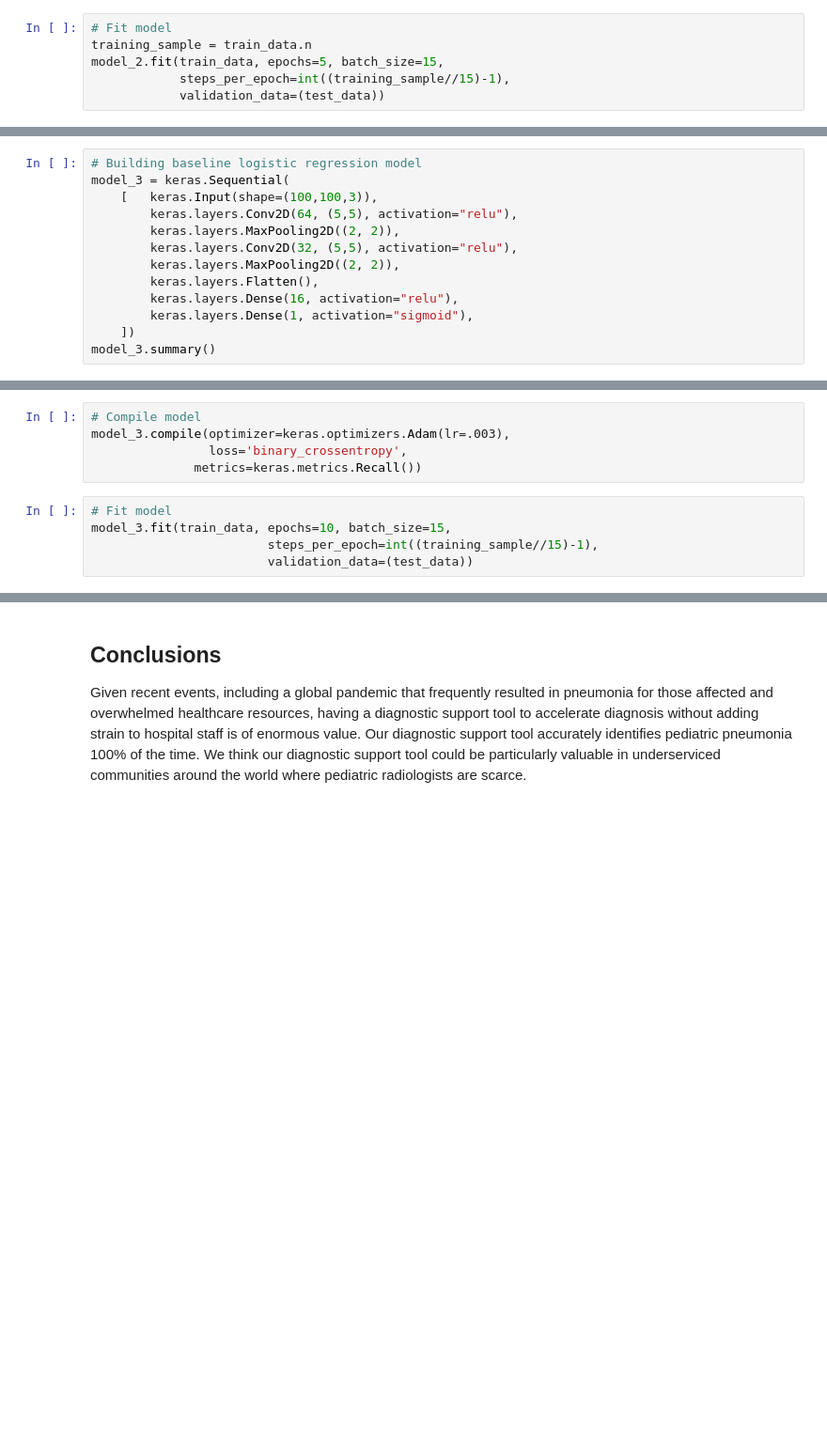
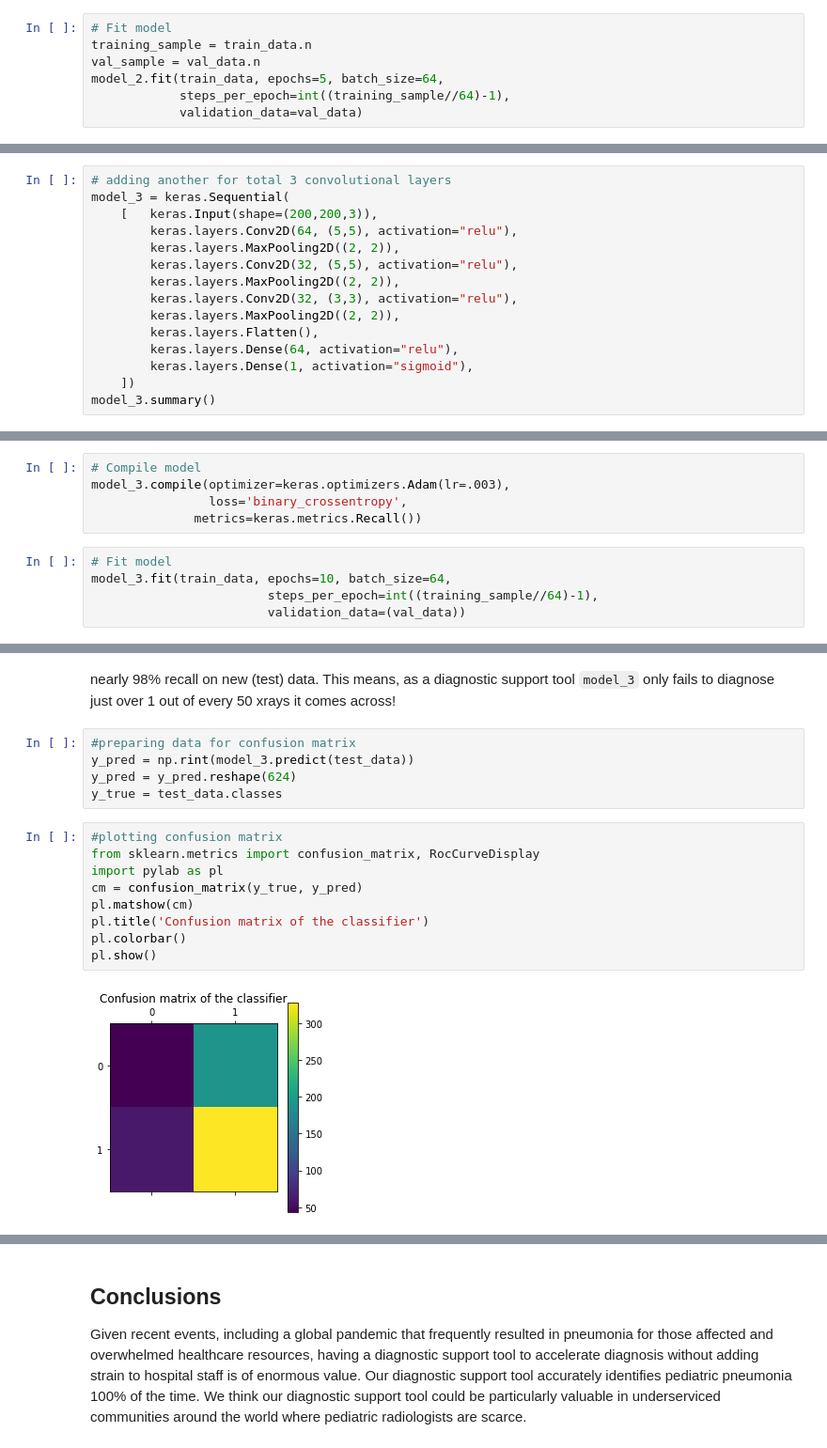
Before and after one commit to RH3421/Project-4, a Jupyter notebook: Main_Notebook.ipynb, the cells around one changed output, grey strips where cells are left out. Shown at 94% size. Cells and saved outputs as stored; diff of their text form; blank space fills up the shorter version.

```diff
--- a/Main_Notebook.ipynb
+++ b/Main_Notebook.ipynb
@@ -257,8 +274,9 @@ model_2.compile(optimizer=keras.optimizers.Adam(lr=.003),
 # %%
 # Fit model
 training_sample = train_data.n
-model_2.fit(train_data, epochs=5, batch_size=15,
-            steps_per_epoch=int((training_sample//15)-1),
-            validation_data=(test_data))
+val_sample = val_data.n
+model_2.fit(train_data, epochs=5, batch_size=64,
+            steps_per_epoch=int((training_sample//64)-1),
+            validation_data=val_data)
 # %% [output]
 Epoch 1/5
@@ -282,15 +312,17 @@ Adding more layers with halfing numbers of nodes, bumping up to 10 epoch run for
 4th layer: Single node Dense layer, sigmoid activation function<br/>
 Adam optimizer and 10 epochs
 # %%
-# Building baseline logistic regression model
+# adding another for total 3 convolutional layers
 model_3 = keras.Sequential(
-    [   keras.Input(shape=(100,100,3)),
+    [   keras.Input(shape=(200,200,3)),
         keras.layers.Conv2D(64, (5,5), activation="relu"),
         keras.layers.MaxPooling2D((2, 2)),
         keras.layers.Conv2D(32, (5,5), activation="relu"),
         keras.layers.MaxPooling2D((2, 2)),
+        keras.layers.Conv2D(32, (3,3), activation="relu"),
+        keras.layers.MaxPooling2D((2, 2)),
         keras.layers.Flatten(),
-        keras.layers.Dense(16, activation="relu"),
+        keras.layers.Dense(64, activation="relu"),
         keras.layers.Dense(1, activation="sigmoid"),
     ])
 model_3.summary()
@@ -319,8 +351,8 @@ model_3.compile(optimizer=keras.optimizers.Adam(lr=.003),
               metrics=keras.metrics.Recall())
 # %%
 # Fit model
-model_3.fit(train_data, epochs=10, batch_size=15,
-                        steps_per_epoch=int((training_sample//15)-1),
-                        validation_data=(test_data))
+model_3.fit(train_data, epochs=10, batch_size=64,
+                        steps_per_epoch=int((training_sample//64)-1),
+                        validation_data=(val_data))
 # %% [output]
 Epoch 1/10
@@ -346,0 +387,18 @@ Epoch 10/10
+# %% [markdown]
+nearly 98% recall on new (test) data. This means, as a diagnostic support tool `model_3` only fails to diagnose just over 1 out of every 50 xrays it comes across!
+# %%
+#preparing data for confusion matrix
+y_pred = np.rint(model_3.predict(test_data))
+y_pred = y_pred.reshape(624)
+y_true = test_data.classes
+# %%
+#plotting confusion matrix
+from sklearn.metrics import confusion_matrix, RocCurveDisplay
+import pylab as pl
+cm = confusion_matrix(y_true, y_pred)
+pl.matshow(cm)
+pl.title('Confusion matrix of the classifier')
+pl.colorbar()
+pl.show()
+# %% [output]
+[figure, added]
```
Also changed, not shown: parts of 22 cells of this notebook.
